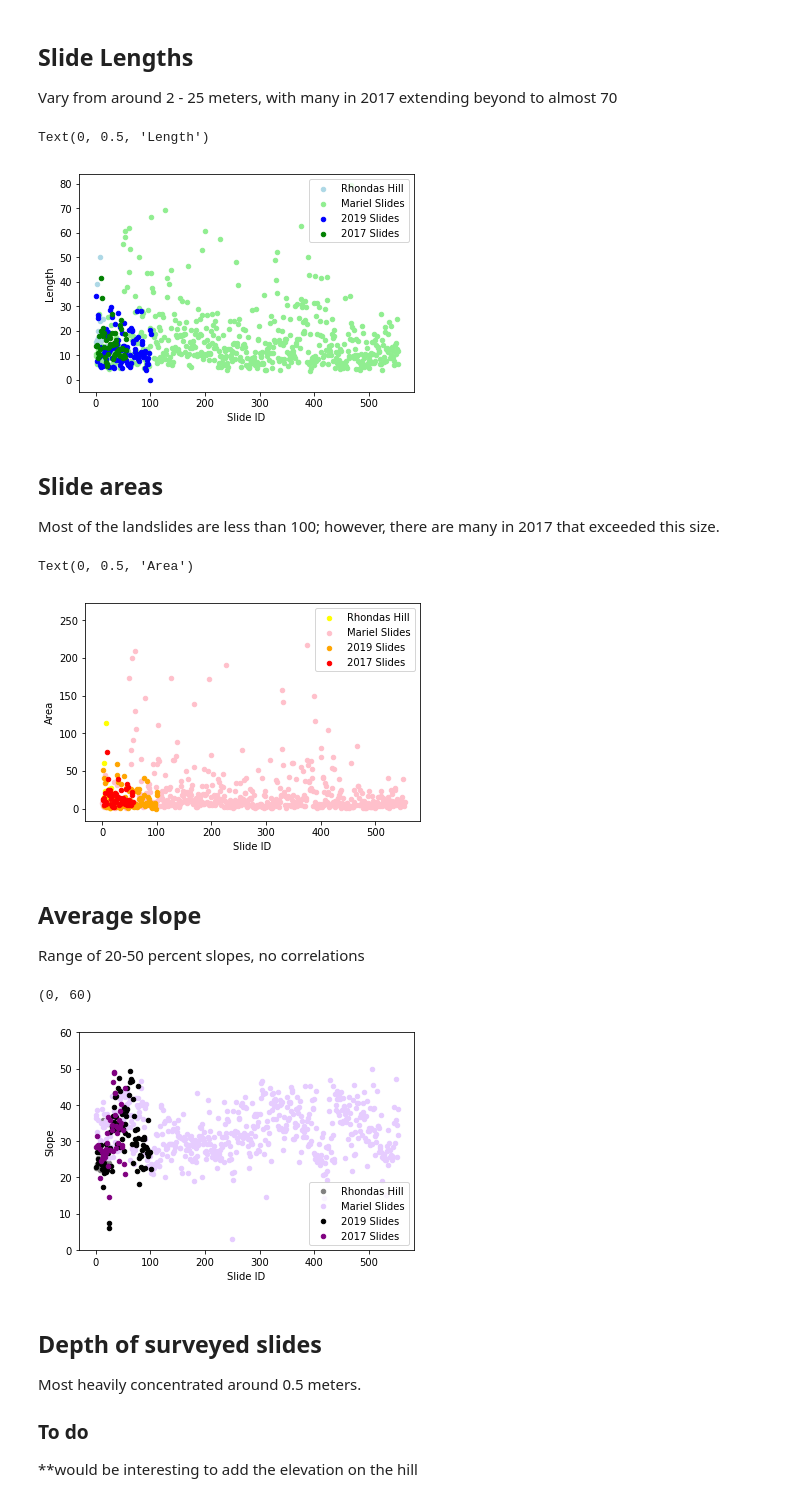
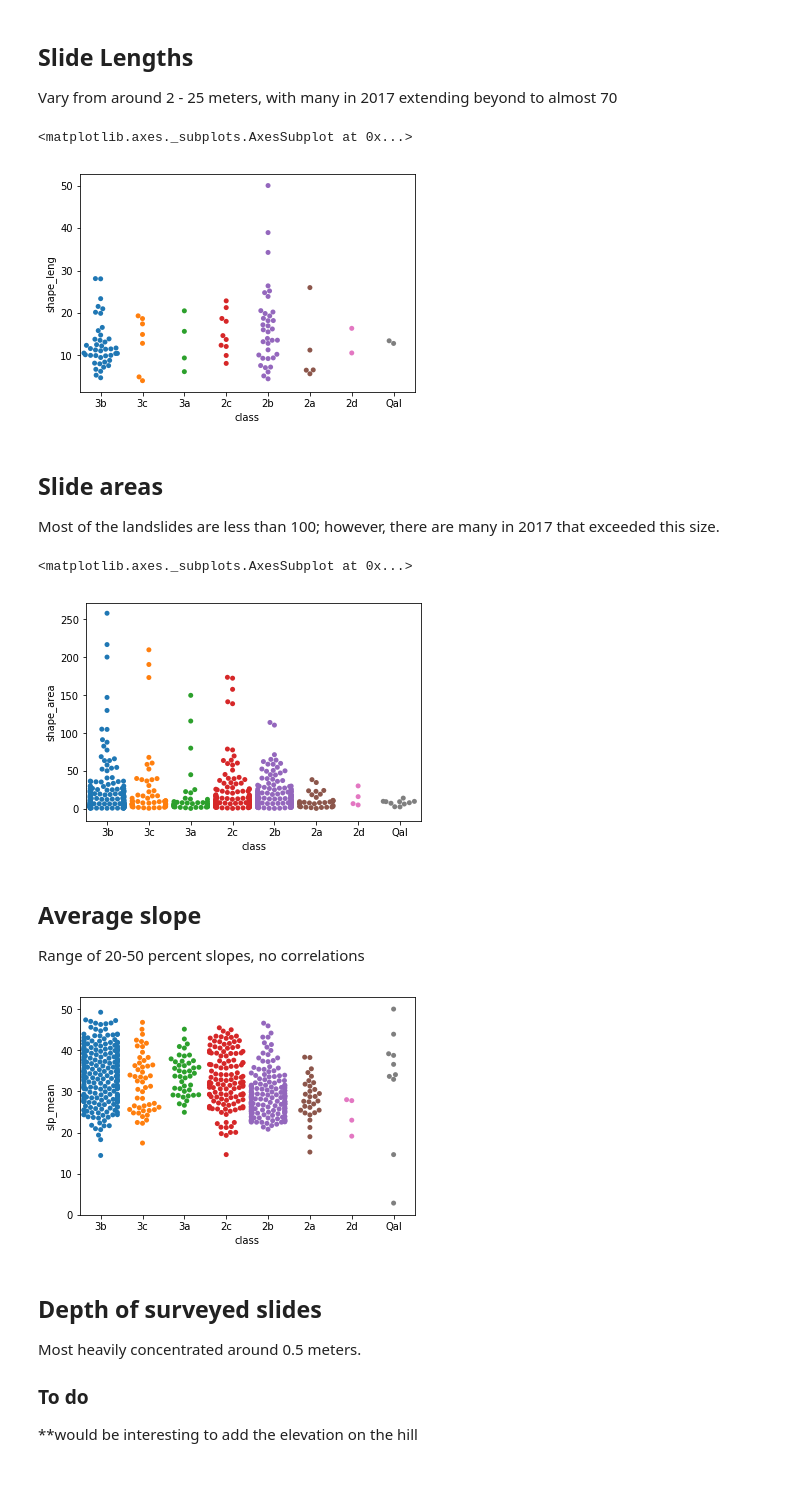
Before and after one commit to marynsanders/surfProject, a Jupyter notebook: landslide_geometry/landslide_geometry.ipynb, the cells around one changed output. Drawn from its saved outputs; the diff is of its cells as text; code cells hidden in the pictures.

Commit message:
plotting geom v class

```diff
--- a/landslide_geometry/landslide_geometry.ipynb
+++ b/landslide_geometry/landslide_geometry.ipynb
@@ -14,14 +14,19 @@ import matplotlib as mp
 import seaborn as sns
 
 # Read dataset
-RH = pd.read_csv('rhondahill_slides.csv')
+RH = pd.read_csv('rhonda_classified.csv')
 
 ## if I wanted to round the slopes, etc
 #RH.MEAN.apply(np.round)
 #df.MEAN = df.MEAN.round()
 
-mariel2017 = pd.read_csv('marielslides.csv')
+mariel2017 = pd.read_csv('mariel_classified.csv')
 
-others2019 = pd.read_csv('allother2019_slides.csv')
+others2019 = pd.read_csv('other2019_classified.csv')
 
-missed2017 = pd.read_csv('missed2017_slides.csv')
+missed2017 = pd.read_csv('missed_classified.csv')
+
+concatenated = pd.concat([mariel2017.assign(dataset='set1'), others2019.assign(dataset='set2'),
+                          missed2017.assign(dataset='set3'), RH.assign(dataset='set4')], sort=False)
+
+concatenated.head()
@@ -30,50 +53,55 @@ missed2017 = pd.read_csv('missed2017_slides.csv')
 
 Vary from around 2 - 25 meters, with many in 2017 extending beyond to almost 70
 # %%
-ax = RH.plot(kind='scatter', x ='OBJECTID', y='SHAPE_Length', color='LightBlue', label='Rhondas Hill')
+#ax = RH.plot(kind='scatter', x ='FID', y='SHAPE_Length', color='LightBlue', label='Rhondas Hill')
 
-mariel2017.plot(kind='scatter', x ='FID', y='Shape_Leng', color='LightGreen', label='Mariel Slides', ax=ax)
-others2019.plot(kind='scatter', x = 'OBJECTID', y='SHAPE_Length', color = 'Blue', label = '2019 Slides', ax=ax)
-missed2017.plot(kind='scatter', x = 'OBJECTID', y='SHAPE_Length', color = 'Green', label = '2017 Slides', ax=ax)
+#mariel2017.plot(kind='scatter', x ='FID', y='Shape_Leng', color='LightGreen', label='Mariel Slides', ax=ax)
+#others2019.plot(kind='scatter', x = 'FID', y='SHAPE_Length', color = 'Blue', label = '2019 Slides', ax=ax)
+#missed2017.plot(kind='scatter', x = 'class', y='SHAPE_Length', color = 'Green', label = '2017 Slides', ax=ax)
 
-ax.set_xlabel("Slide ID")
-ax.set_ylabel("Length")
+#ax.set_xlabel("Slide ID")
+#ax.set_ylabel("Length")
+
+sns.swarmplot(x="class", y="shape_leng", data=concatenated)
 # %% [output]
-Text(0, 0.5, 'Length')
+<matplotlib.axes._subplots.AxesSubplot at 0x...>
-[figure, old version]
+[figure, new version]
 # %% [markdown]
 ## Slide areas
 
 Most of the landslides are less than 100; however, there are many in 2017 that exceeded this size.
 # %%
-ax = RH.plot(kind='scatter', x ='OBJECTID', y='SHAPE_Area', color='Yellow', label='Rhondas Hill')
-mariel2017.plot(kind='scatter', x ='FID', y='Shape_Area', color='Pink', label='Mariel Slides', ax=ax)
-others2019.plot(kind='scatter', x = 'OBJECTID', y='SHAPE_Area', color = 'Orange', label = '2019 Slides', ax=ax)
-missed2017.plot(kind='scatter', x = 'OBJECTID', y='SHAPE_Area', color = 'Red', label = '2017 Slides', ax=ax)
+#ax = RH.plot(kind='scatter', x ='OBJECTID', y='SHAPE_Area', color='Yellow', label='Rhondas Hill')
+#mariel2017.plot(kind='scatter', x ='FID', y='Shape_Area', color='Pink', label='Mariel Slides', ax=ax)
+#others2019.plot(kind='scatter', x = 'OBJECTID', y='SHAPE_Area', color = 'Orange', label = '2019 Slides', ax=ax)
+#missed2017.plot(kind='scatter', x = 'OBJECTID', y='SHAPE_Area', color = 'Red', label = '2017 Slides', ax=ax)
 
-ax.set_xlabel("Slide ID")
-ax.set_ylabel("Area")
+#ax.set_xlabel("Slide ID")
+#ax.set_ylabel("Area")
+
+sns.swarmplot(x="class", y="shape_area", data=concatenated)
 # %% [output]
-Text(0, 0.5, 'Area')
+<matplotlib.axes._subplots.AxesSubplot at 0x...>
-[figure, old version]
+[figure, new version]
 # %% [markdown]
 ## Average slope
 
 Range of 20-50 percent slopes, no correlations
 # %%
-ax = RH.plot(kind='scatter', x ='OBJECTID', y='MEAN', color='Grey', label='Rhondas Hill')
-mariel2017.plot(kind='scatter', x ='FID', y='slp_mean', color='#E6CCFF', label='Mariel Slides', ax=ax)
-others2019.plot(kind='scatter', x = 'OBJECTID', y='MEAN', color = 'Black', label = '2019 Slides', ax=ax)
-missed2017.plot(kind='scatter', x = 'OBJECTID', y='MEAN', color = 'Purple', label = '2017 Slides', ax=ax)
+#ax = RH.plot(kind='scatter', x ='OBJECTID', y='MEAN', color='Grey', label='Rhondas Hill')
+#mariel2017.plot(kind='scatter', x ='FID', y='slp_mean', color='#E6CCFF', label='Mariel Slides', ax=ax)
+#others2019.plot(kind='scatter', x = 'OBJECTID', y='MEAN', color = 'Black', label = '2019 Slides', ax=ax)
+#missed2017.plot(kind='scatter', x = 'OBJECTID', y='MEAN', color = 'Purple', label = '2017 Slides', ax=ax)
 
-ax.set_xlabel("Slide ID")
-ax.set_ylabel("Slope")
+#ax.set_xlabel("Slide ID")
+#ax.set_ylabel("Slope")
 
 # Want to plot without outlier, number 9 in "missed" slides data
-ax.set_ylim([0,60])
+#ax.set_ylim([0,60])
+
+ax = sns.swarmplot(x="class", y="slp_mean", data=concatenated)
 # %% [output]
-(0, 60)
-[figure, old version]
+[figure, new version]
 # %% [markdown]
 ## Depth of surveyed slides
 
```
Also changed, not shown: parts of 3 cells of this notebook.
